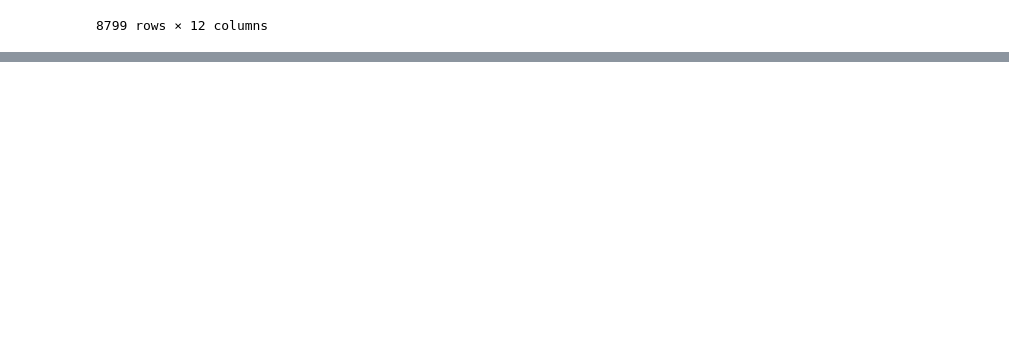
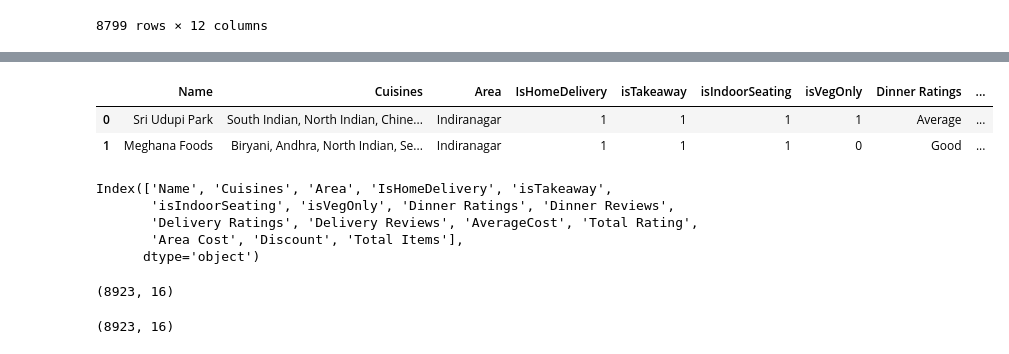
Before and after one commit to Karthik5412/Data-Cleaning, a Jupyter notebook: zomato.ipynb, the cells around one changed output, grey strips where cells are left out. Drawn from its saved outputs; the diff is of its cells as text; code cells hidden in the pictures; blank space fills up the shorter version.

```diff
--- a/zomato.ipynb
+++ b/zomato.ipynb
@@ -345,0 +612,14 @@ df.drop_duplicates(subset=['Name','Area'], keep='first')
+# %%
+df.loc[df['Total Rating'] > uf,'Total Rating'] = math.floor(uf * 10) / 10
+df.loc[df['Total Rating'] < lf,'Total Rating'] = math.ceil(lf * 10) /10
+# %%
+# Discount
+q1 = np.percentile(df['Discount'],25)
+q3 = np.percentile(df['Discount'],75)
+
+iqr = q3 - q1
+
+uf = q3 + 1.5 * iqr
+lf = q1 - 1.5 * iqr
+
+print(uf,lf)
@@ -345,0 +628,2 @@ df.drop_duplicates(subset=['Name','Area'], keep='first')
+# %%
+df.loc[df['Discount'] > uf,'Discount'] = uf.astype(int)
@@ -345,0 +643,19 @@ df.drop_duplicates(subset=['Name','Area'], keep='first')
+# %%
+# Replacing this Dinner Ratings column with labels
+def rating(x):
+    if x <= 3.5:
+        return 'Poor'
+    elif x > 3.5 and x <= 4:
+        return 'Average'
+    elif x > 4 and x <= 4.5:
+        return 'Good'
+    else:
+        return 'Best'
+
+df['Dinner Ratings'] = df['Dinner Ratings'].apply(rating)
+# %%
+df.head(2)
+# %% [output]
+|  | Name | Cuisines | Area | IsHomeDelivery | isTakeaway | isIndoorSeating | isVegOnly | Dinner Ratings | ... |
+| 0 | Sri Udupi Park | South Indian, North Indian, Chine... | Indiranagar | 1 | 1 | 1 | 1 | Average | ... |
+| 1 | Meghana Foods | Biryani, Andhra, North Indian, Se... | Indiranagar | 1 | 1 | 1 | 0 | Good | ... |
@@ -345,0 +664,16 @@ df.drop_duplicates(subset=['Name','Area'], keep='first')
+# %%
+df.columns
+# %% [output]
+Index(['Name', 'Cuisines', 'Area', 'IsHomeDelivery', 'isTakeaway',
+       'isIndoorSeating', 'isVegOnly', 'Dinner Ratings', 'Dinner Reviews',
+       'Delivery Ratings', 'Delivery Reviews', 'AverageCost', 'Total Rating',
+       'Area Cost', 'Discount', 'Total Items'],
+      dtype='object')
+# %%
+df.shape
+# %% [output]
+(8923, 16)
+# %%
+final_df.shape
+# %% [output]
+(8923, 16)
```
Also changed, not shown: parts of 40 cells of this notebook.
